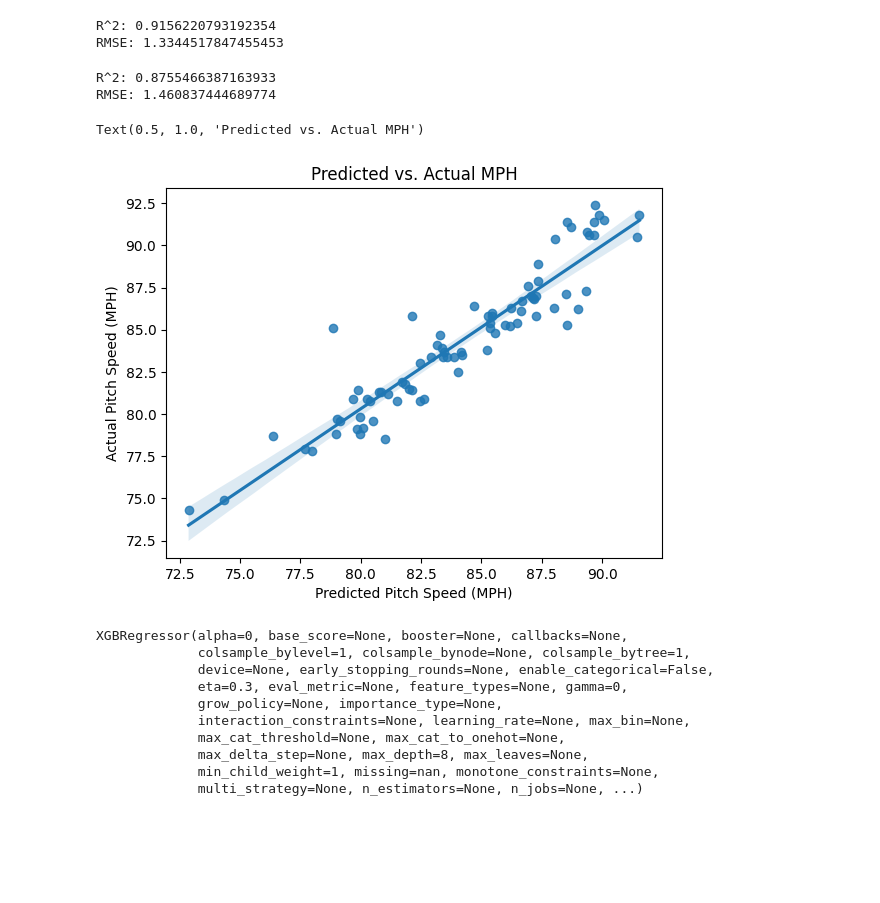
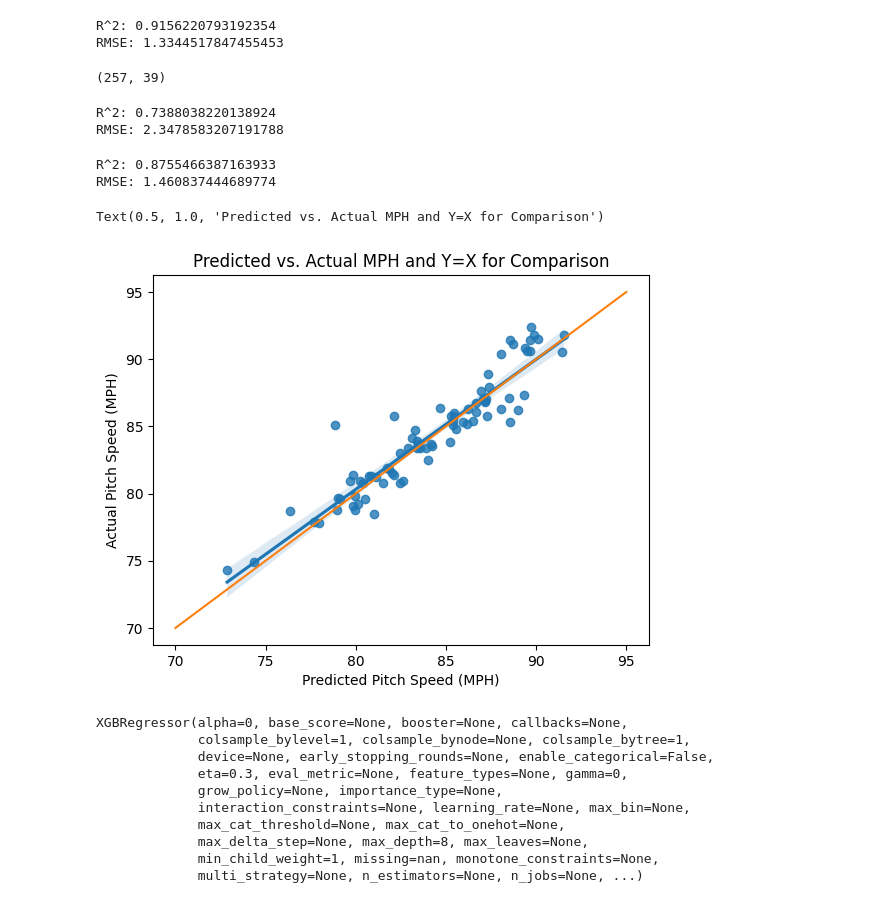
Before and after one commit to gabriel31levy34/OpenBiomechanics, a Jupyter notebook: EDA.ipynb, the cells around one changed output. Saved outputs shown, nothing was run; the diff lists cells and outputs as text; code cells hidden in the pictures; blank space fills up the shorter version.

```diff
--- a/EDA.ipynb
+++ b/EDA.ipynb
@@ -2600,6 +2609,44 @@ print('RMSE: ' + str(rmse))
 # %% [output]
 R^2: 0.9156220793192354
 RMSE: 1.3344517847455453
+# %%
+from sklearn.decomposition import PCA
+
+x_train=poi_train_new.drop(columns=['session_pitch'], axis=1)
+x_val = poi_val_new.drop(columns=['session_pitch'], axis=1)
+
+x_train.fillna(x_train.mean(), inplace=True)
+x_val.fillna(x_val.mean(), inplace=True)
+
+scaler = StandardScaler()
+x_scaled = scaler.fit_transform(x_train)
+x_val_scaled = scaler.transform(x_val)
+
+# Apply PCA
+pca = PCA(n_components=0.95)  # Adjust n_components as needed
+x_pca = pca.fit_transform(x_scaled)
+x_val_pca = pca.transform(x_val_scaled)
+# %%
+x_pca.shape
+# %% [output]
+(257, 39)
+# %%
+# Fit the model
+linear_model = xgb.XGBRegressor(max_depth=6, reg_lambda=1.5, eta=0.3, gamma=0,
+                                min_child_weight=1, alpha=0, colsample_bytree=1, colsample_bylevel=1)
+linear_model.fit(x_pca, mph_train)
+
+# Evaluate the model
+r_squared = linear_model.score(x_val_pca, mph_val)
+print('R^2:', r_squared)
+
+# Make predictions and calculate RMSE
+predictions = linear_model.predict(x_val_pca)
+rmse = np.sqrt(mean_squared_error(mph_val, predictions))
+print('RMSE:', rmse)
+# %% [output]
+R^2: 0.7388038220138924
+RMSE: 2.3478583207191788
 # %%
 x = pd.concat([poi_train_new, poi_val_new], axis=0).drop(columns='session_pitch', axis=1)
 y = pd.concat([mph_train, mph_val], axis=0)
@@ -2619,13 +2666,17 @@ print('RMSE: ' + str(rmse))
 R^2: 0.8755466387163933
 RMSE: 1.460837444689774
 # %%
+goal_x = [70, 95]
+goal_y = [70, 95]
+
 sns.regplot(x=predictions, y=mph_test)
+plt.plot(goal_x, goal_y)
 plt.xlabel('Predicted Pitch Speed (MPH)')
 plt.ylabel('Actual Pitch Speed (MPH)')
-plt.title('Predicted vs. Actual MPH')
+plt.title('Predicted vs. Actual MPH and Y=X for Comparison')
 # %% [output]
-Text(0.5, 1.0, 'Predicted vs. Actual MPH')
+Text(0.5, 1.0, 'Predicted vs. Actual MPH and Y=X for Comparison')
-[figure, old version]
+[figure, new version]
 # %%
 x = pd.concat([poi_train_new, poi_val_new, poi_test_new], axis=0).drop(columns='session_pitch', axis=1)
 y = pd.concat([mph_train, mph_val, mph_test], axis=0)
```
Also changed, not shown: parts of 4 cells of this notebook.
